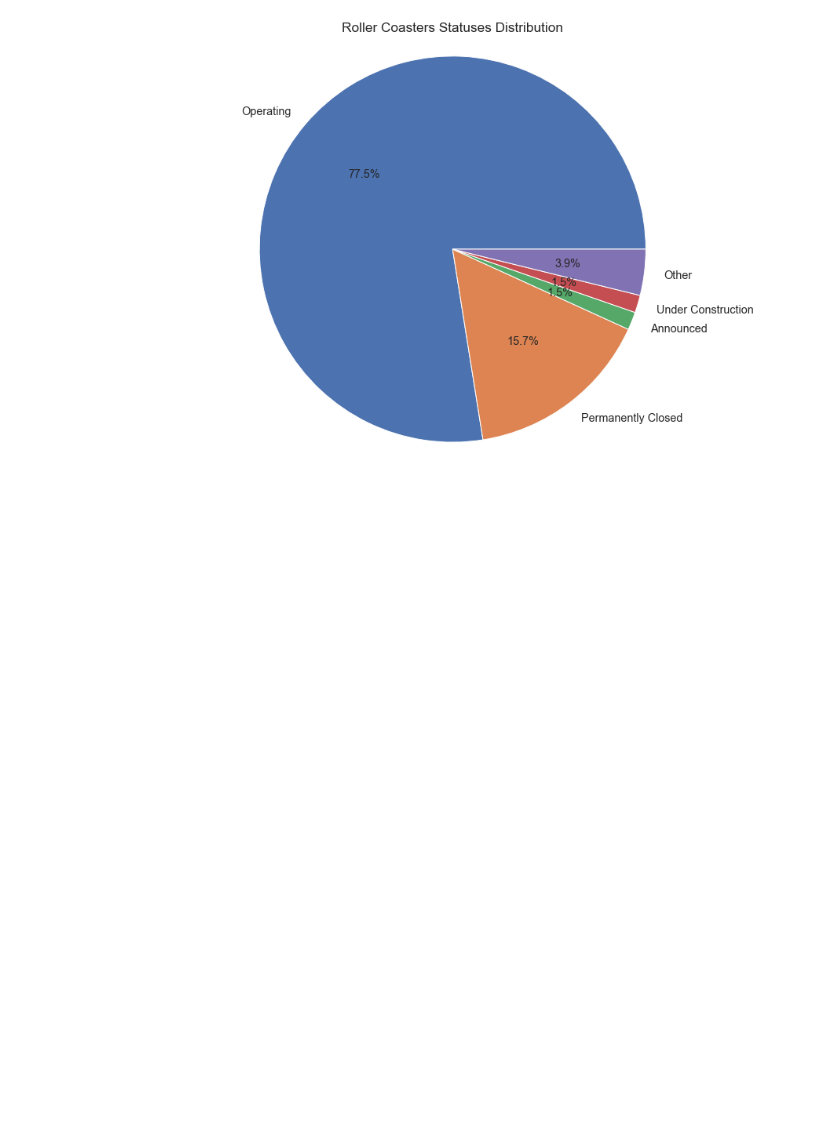
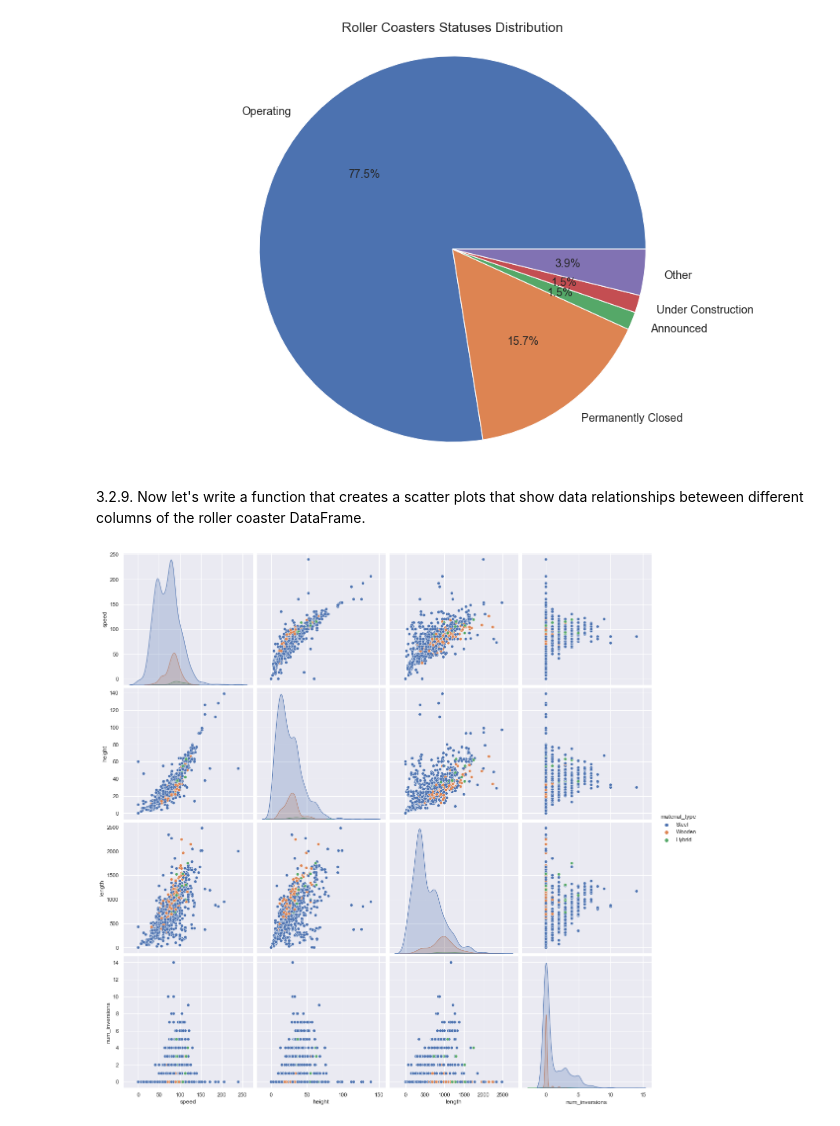
Before and after one commit to jadidaniel/jupyter-notebooks, a Jupyter notebook: visualisations_roller_coaster/roller_coaster.ipynb, the cells around one changed output. Cells and saved outputs as stored; diff of their text form; code cells hidden in the pictures; blank space fills up the shorter version.

Commit message:
Add scatter plots to Roller Coasters project

```diff
--- a/visualisations_roller_coaster/roller_coaster.ipynb
+++ b/visualisations_roller_coaster/roller_coaster.ipynb
@@ -758,3 +758,14 @@ def visualise_pie(dataset, labels):
 visualise_pie(status, status_labels)
 # %% [output]
 [figure]
+# %% [markdown]
+3.2.9. Now let's write a function that creates a scatter plots that show data relationships beteween different columns of the roller coaster DataFrame.
+# %%
+def visualise_scatter(dataset, hue_type):
+    dataset = dataset[(dataset['height'] < 180)]
+    sns.pairplot(dataset, hue=hue_type, height=4)
+    return plt.show()
+
+visualise_scatter(roller_coast_list, 'material_type')
+# %% [output]
+[figure, added]
```
Also changed, not shown: parts of 13 cells of this notebook, 1 other file.
